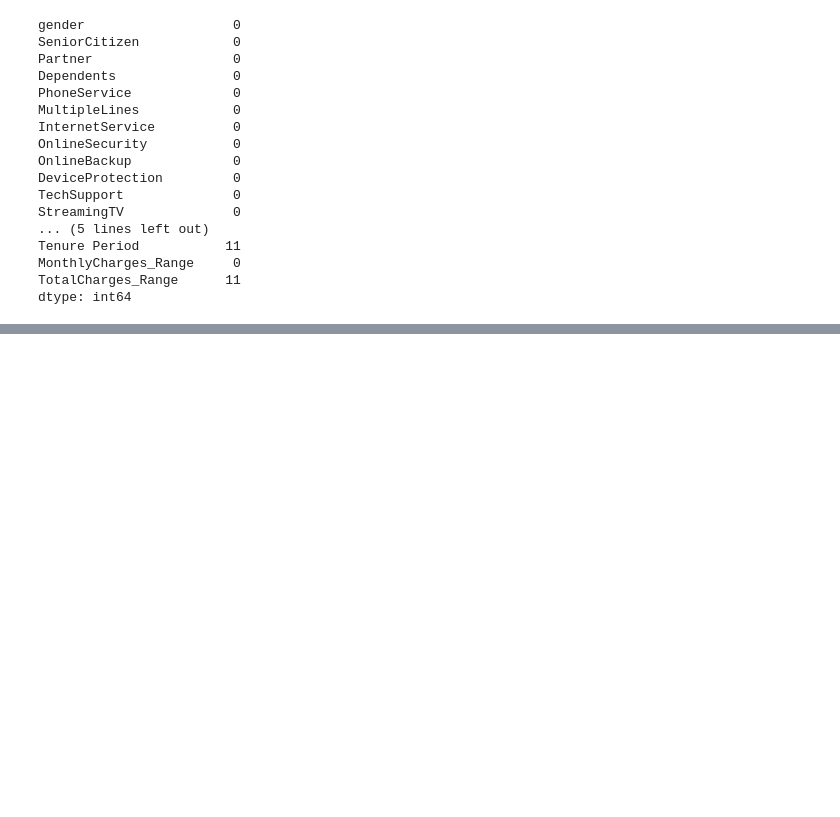
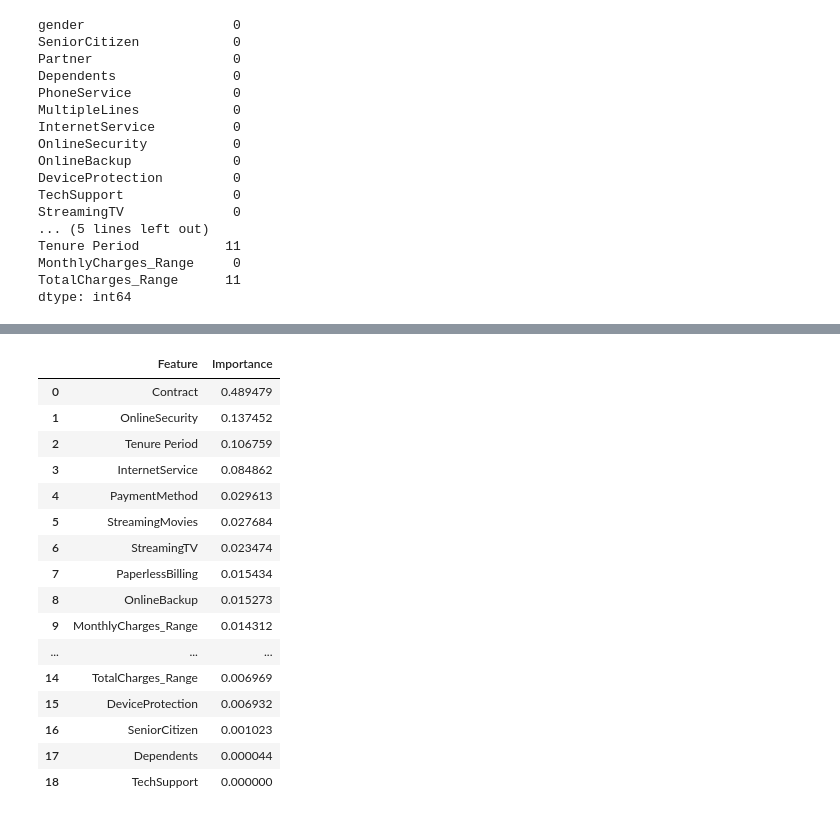
Before and after one commit to abijith-tk/ExplainableAI, a Jupyter notebook: decision-tree/decisiontree.ipynb, the cells around one changed output, grey strips where cells are left out. Drawn from its saved outputs; the diff is of its cells as text; code cells hidden in the pictures; blank space fills up the shorter version.

```diff
--- a/decision-tree/decisiontree.ipynb
+++ b/decision-tree/decisiontree.ipynb
@@ -146,0 +291,4 @@ df['Tenure Period'].fillna(df['Tenure Period'].mode()[0], inplace=True)
+# %%
+GS.fit(X_train,y_train)
+print('Best Parameters:',GS.best_params_,end='\n\n')
+print('Best Score:',GS.best_score_)
@@ -146,0 +363,22 @@ df['Tenure Period'].fillna(df['Tenure Period'].mode()[0], inplace=True)
+# %%
+feat_df = pd.DataFrame({'Feature':feat_dict.keys(),'Importance':feat_dict.values()})
+
+feat_df
+# %% [output]
+|  | Feature | Importance |
+| 0 | Contract | 0.489479 |
+| 1 | OnlineSecurity | 0.137452 |
+| 2 | Tenure Period | 0.106759 |
+| 3 | InternetService | 0.084862 |
+| 4 | PaymentMethod | 0.029613 |
+| 5 | StreamingMovies | 0.027684 |
+| 6 | StreamingTV | 0.023474 |
+| 7 | PaperlessBilling | 0.015434 |
+| 8 | OnlineBackup | 0.015273 |
+| 9 | MonthlyCharges_Range | 0.014312 |
+| ... | ... | ... |
+| 14 | TotalCharges_Range | 0.006969 |
+| 15 | DeviceProtection | 0.006932 |
+| 16 | SeniorCitizen | 0.001023 |
+| 17 | Dependents | 0.000044 |
+| 18 | TechSupport | 0.000000 |
```
Also changed, not shown: parts of 30 cells of this notebook.
